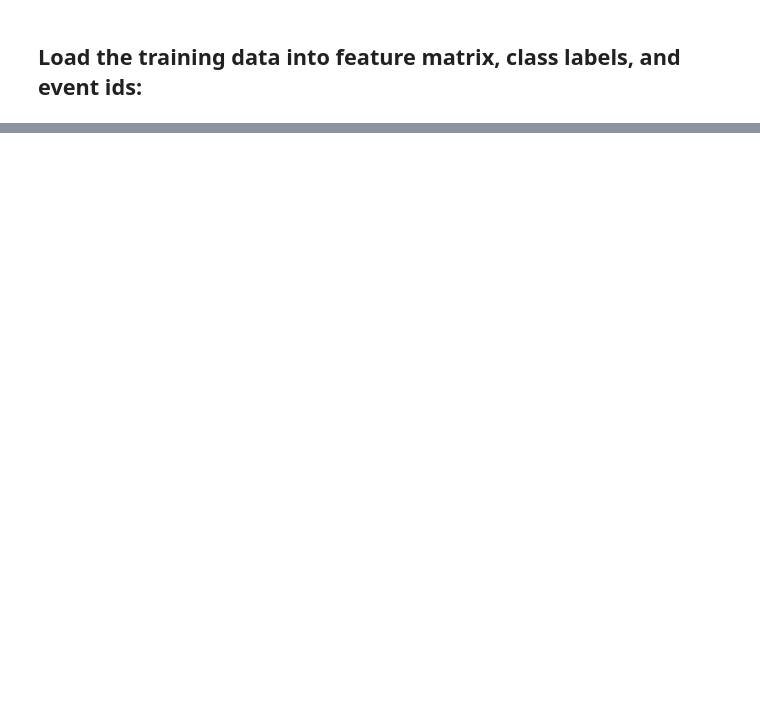
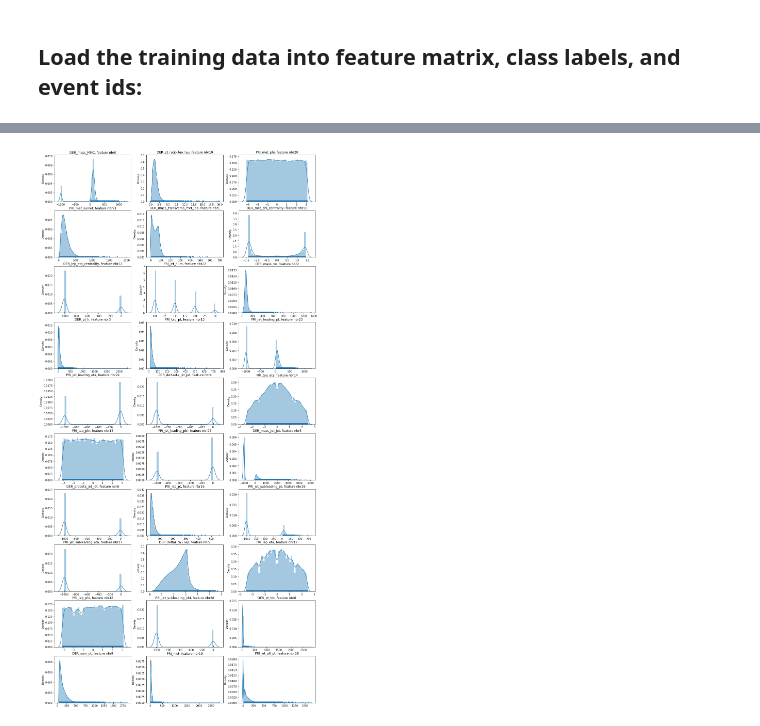
Before and after one commit to epfml/ML_course, a Jupyter notebook: projects/project1/scripts/project1.ipynb, the cells around one changed output, grey strips where cells are left out. Drawn from its saved outputs; the diff is of its cells as text; code cells hidden in the pictures; blank space fills up the shorter version.

```diff
--- a/projects/project1/scripts/project1.ipynb
+++ b/projects/project1/scripts/project1.ipynb
@@ -24,0 +25,38 @@ create_csv_submission(ids_test, y_pred, OUTPUT_PATH)
+# %%
+#Features names according to train.csv file
+col_names = ['DER_mass_MMC',
+ 'DER_mass_transverse_met_lep',
+ 'DER_mass_vis',
+ 'DER_pt_h',
+ 'DER_deltaeta_jet_jet',
+ 'DER_mass_jet_jet',
+ 'DER_prodeta_jet_jet',
+ 'DER_deltar_tau_lep',
+ 'DER_pt_tot',
+ 'DER_sum_pt',
+ 'DER_pt_ratio_lep_tau',
+ 'DER_met_phi_centrality',
+ 'DER_lep_eta_centrality',
+ 'PRI_tau_pt',
+ 'PRI_tau_eta',
+ 'PRI_tau_phi',
+ 'PRI_lep_pt',
+ 'PRI_lep_eta',
+ 'PRI_lep_phi',
+ 'PRI_met',
+ 'PRI_met_phi',
+ 'PRI_met_sumet',
+ 'PRI_jet_num',
+ 'PRI_jet_leading_pt',
+ 'PRI_jet_leading_eta',
+ 'PRI_jet_leading_phi',
+ 'PRI_jet_subleading_pt',
+ 'PRI_jet_subleading_eta',
+ 'PRI_jet_subleading_phi',
+ 'PRI_jet_all_pt']
+
+dict_indexToName = dict(zip(range(len(col_names)),col_names))
+print("Number of features: ", len(col_names))
+
+num_datapoints = ids.shape[0]
+print("Number of datapoints: ", num_datapoints)
@@ -24,0 +107,5 @@ create_csv_submission(ids_test, y_pred, OUTPUT_PATH)
+# %%
+#let's explore the distribution of our features
+histogram(tX, dict_indexToName)
+# %% [output]
+[figure, added]
```
Also changed, not shown: parts of 111 cells of this notebook, 9 other files.
